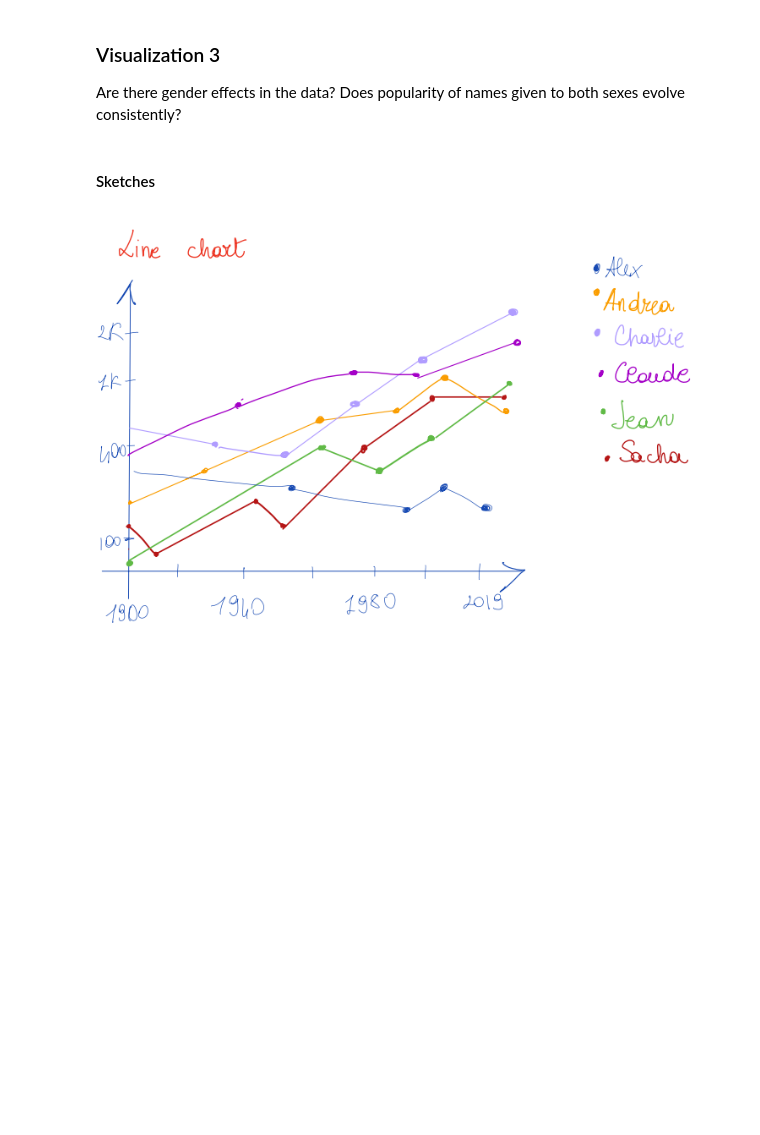
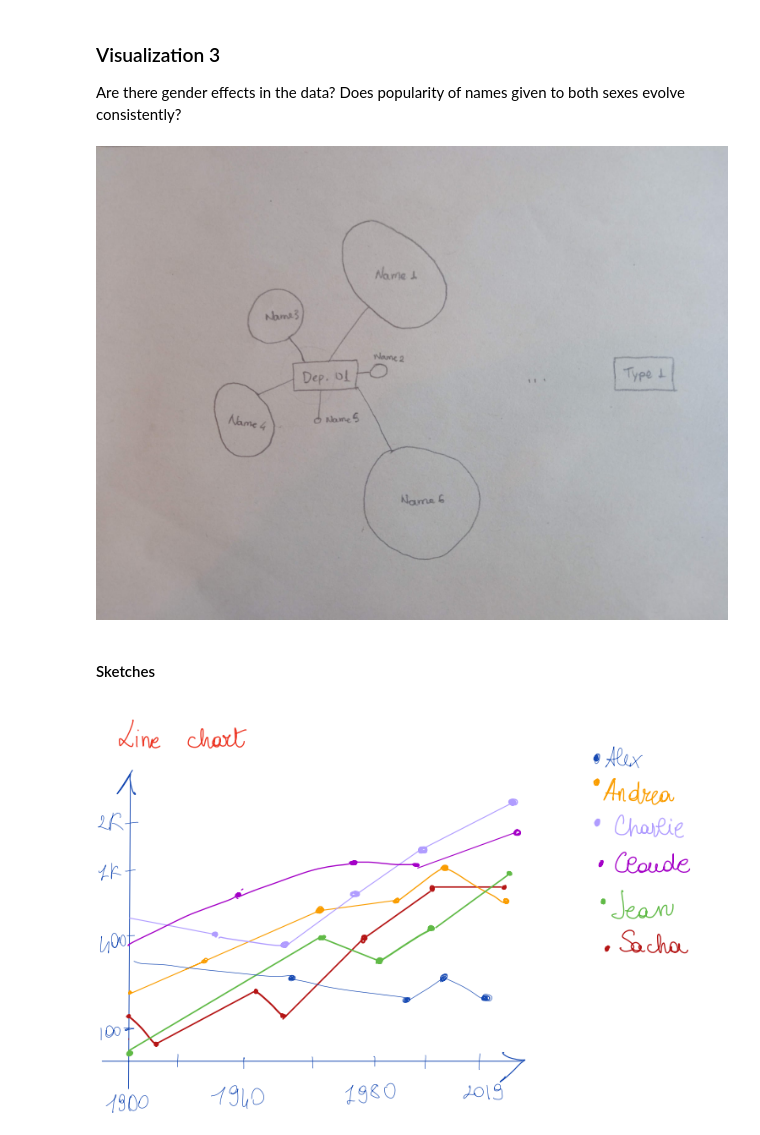
Before and after one commit to liadsantos/baby_names_visualization, a Jupyter notebook: notebook.ipynb, the cells around one changed output. Saved outputs shown, nothing was run; the diff lists cells and outputs as text; code cells hidden in the pictures; blank space fills up the shorter version.

```diff
--- a/notebook.ipynb
+++ b/notebook.ipynb
@@ -89,6 +97,10 @@ Is there a regional effect in the data? Are some names more popular in some regi
 ### Visualization 3
 
 Are there gender effects in the data? Does popularity of names given to both sexes evolve consistently?
+# %%
+Image(filename="./images/vizu2.3.jpg")
+# %% [output]
+[figure, added]
 # %% [markdown]
 #### Sketches
 # %%
```
Also changed, not shown: parts of 2 cells of this notebook.
